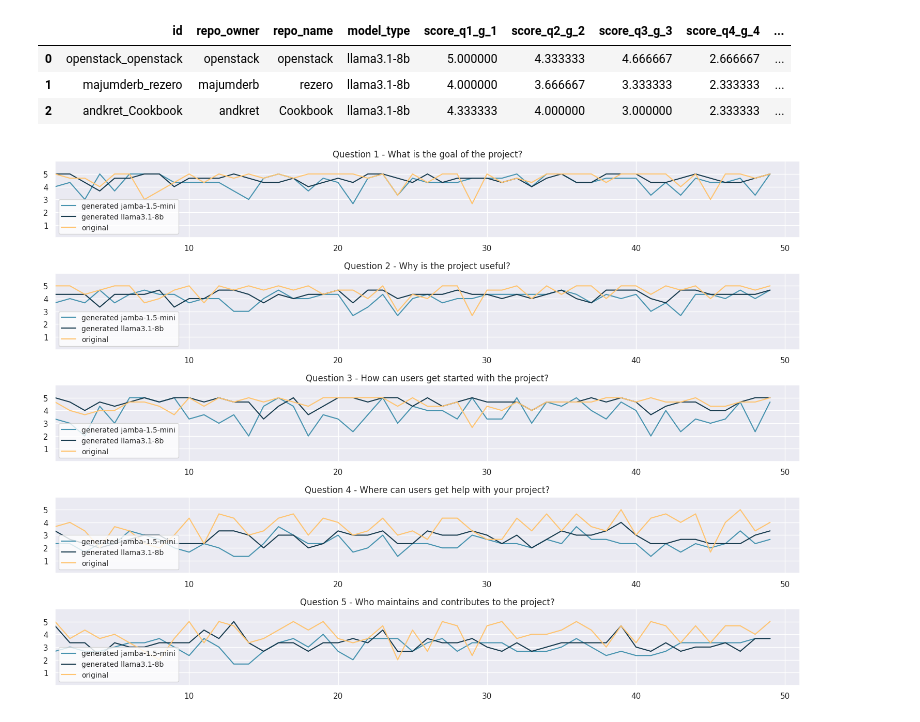
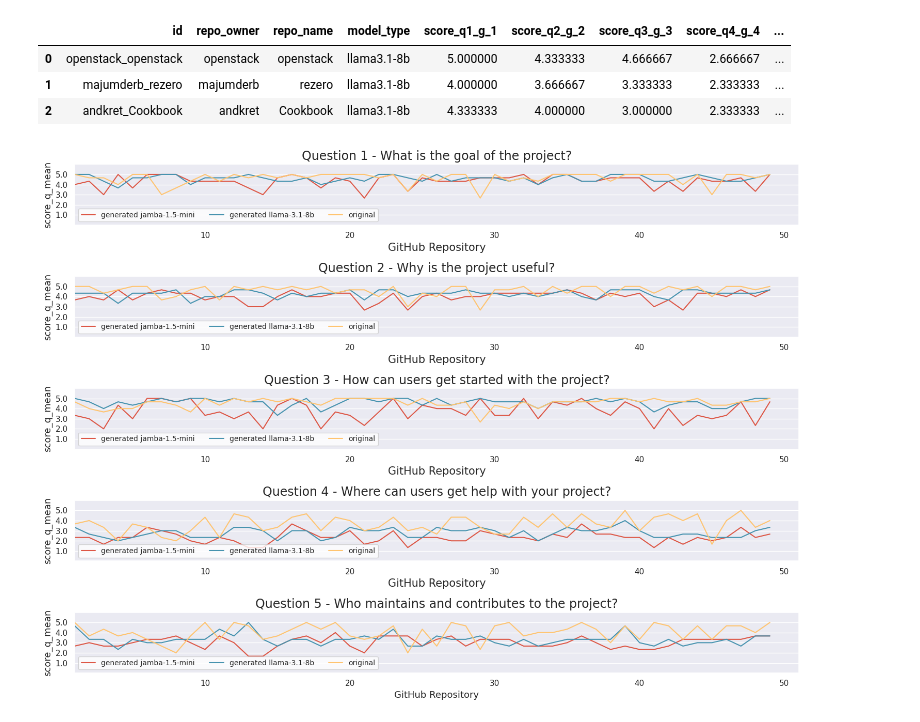
Before and after one commit to df1000/ma_automated_documentation, a Jupyter notebook: evaluate_results/02_evaluate_df_jamba.ipynb, the cells around one changed output. Cells and saved outputs as stored; diff of their text form; code cells hidden in the pictures.

```diff
--- a/evaluate_results/02_evaluate_df_jamba.ipynb
+++ b/evaluate_results/02_evaluate_df_jamba.ipynb
@@ -919,7 +950,7 @@ df_g_t_llama['score_g'].mean()
 
 with sns.axes_style('white'): # use sns style for axis
     sns.set_theme(style='dark') # set theme
-    fig, ax = plt.subplots(figsize=(15, 9))
+    fig, ax = plt.subplots(figsize=(15, 6))
 
     x_labels = df_jamba_com['id'] # ids of repositories
     x_numeric = np.arange(len(x_labels))  # numeric range with same length as x_labels (for trend numeric values are required)
@@ -934,24 +965,23 @@ with sns.axes_style('white'): # use sns style for axis
     y_score_o = df_jamba_com['score_o']
     mean_score_o = df_jamba_com['score_o'].mean()
 
+    ax.plot(x_numeric, y_score_g_l, label='generated llama-3.1-8b', color='#4793AF', linewidth=2)
+    ax.axhline(mean_score_g_l, label='generated_mean llama-3.1-8b', color='#4793AF', linestyle=':')
 
-    ax.plot(x_numeric, y_score_g_j, label='generated jamba-1.5-mini', color='#4793AF', linewidth=2)
-    ax.axhline(mean_score_g_j, label='generated_mean jamba-1.5-mini', color='#4793AF', linestyle=':')
-
-    ax.plot(x_numeric, y_score_g_l, label='generated llama3.1-8b', color='#183B4E', linewidth=2)
-    ax.axhline(mean_score_g_l, label='generated_mean llama3.1-8b', color='#183B4E', linestyle=':')
+    ax.plot(x_numeric, y_score_g_j, label='generated jamba-1.5-mini', color='#DD5746', linewidth=2)
+    ax.axhline(mean_score_g_j, label='generated_mean jamba-1.5-mini', color='#DD5746', linestyle=':')
 
     ax.plot(x_numeric, y_score_o, label='original', color='#FFC470', linewidth=2)
     ax.axhline(mean_score_o, label='mean original', color='#FFC470', linestyle=':')
 
-    ax.set_xlabel('GitHub Repository')
-    ax.set_ylabel('Total Score')
+    ax.set_xlabel('GitHub Repository', fontsize=15)
+    ax.set_ylabel('score_mean', fontsize=15)
     ax.tick_params(axis='y')
     ax.set_xlim(-1,51)
     ax.set_ylim(4,26)
 
-    plt.legend()
-    plt.title("Comparison of README Scores: Generated by Jamba-1.5-mini vs Generated by Llama3.1-8b vs Original",fontsize=14, pad=15) # set title
+    plt.legend(fontsize=12, facecolor='white')
+    #plt.title("Comparison of README Scores: Generated by Jamba-1.5-mini vs Generated by Llama3.1-8b vs Original",fontsize=14, pad=15) # set title
     fig.tight_layout()
     plt.show() # show plot
 
@@ -988,7 +1028,6 @@ df_jamba_tmp2.head(3)
 with sns.axes_style('white'): # applies white Seaborn style for axes
     sns.set_theme(style='dark') # applies dark Seaboarn style for better contrast
     fig, ax = plt.subplots(ncols=1, nrows=5, figsize=(15, 11)) # create a figure and define size of plot
-
 
     # generated - jamba
     q1_g_j = df_jamba_tmp2['score_q1_g_1']
@@ -1011,60 +1050,75 @@ with sns.axes_style('white'): # applies white Seaborn style for axes
     q4_o = df_jamba_tmp2['score_q4_o_4']
     q5_o = df_jamba_tmp2['score_q5_o_5']
 
-    ax[0].plot(q1_g_j, label='generated jamba-1.5-mini', color='#4793AF')
-    ax[0].plot(q1_g_l, label='generated llama3.1-8b', color='#183B4E')
+    ax[0].plot(q1_g_j, label='generated jamba-1.5-mini', color='#DD5746')
+    ax[0].plot(q1_g_l, label='generated llama-3.1-8b', color='#4793AF')
     ax[0].plot(q1_o, label='original', color='#FFC470')
-    ax[0].set_title('Question 1 - What is the goal of the project?')
-    ax[0].legend(loc=3, fontsize=10, facecolor='white')
+    ax[0].set_title('Question 1 - What is the goal of the project?', fontsize=17)
+    ax[0].legend(ncols=3, loc=3, fontsize=10, facecolor='white')
     ax[0].set_xlim(1,51)
+    ax[0].set_xlabel('GitHub Repository', fontsize=15)
     ax[0].set_yticks([1, 2, 3, 4, 5])
+    ax[0].yaxis.set_major_formatter(FormatStrFormatter('%.1f'))
     ax[0].set_ylim(0,6)
-    ax[0].grid(True)
+    ax[0].set_ylabel('score_q_mean', fontsize=13)
+    ax[0].grid(visible=True, axis='y')
 
-    ax[1].plot(q2_g_j, label='generated jamba-1.5-mini', color='#4793AF')
-    ax[1].plot(q2_g_l, label='generated llama3.1-8b', color='#183B4E')
+    ax[1].plot(q2_g_j, label='generated jamba-1.5-mini', color='#DD5746')
+    ax[1].plot(q2_g_l, label='generated llama-3.1-8b', color='#4793AF')
     ax[1].plot(q2_o, label='original', color='#FFC470')
-    ax[1].set_title('Question 2 - Why is the project useful?')
-    ax[1].legend(loc=3, fontsize=10, facecolor='white')
+    ax[1].set_title('Question 2 - Why is the project useful?', fontsize=17)
+    ax[1].legend(ncols=3, loc=3, fontsize=10, facecolor='white')
     ax[1].set_xlim(1,51)
+    ax[1].set_xlabel('GitHub Repository', fontsize=15)
     ax[1].set_yticks([1, 2, 3, 4, 5])
+    ax[1].yaxis.set_major_formatter(FormatStrFormatter('%.1f'))
     ax[1].set_ylim(0,6)
-    ax[1].grid(True)
+    ax[1].set_ylabel('score_q_mean', fontsize=13)
+    ax[1].grid(visible=True, axis='y')
 
-    ax[2].plot(q3_g_j, label='generated jamba-1.5-mini', color='#4793AF')
-    ax[2].plot(q3_g_l, label='generated llama3.1-8b', color='#183B4E')
+    ax[2].plot(q3_g_j, label='generated jamba-1.5-mini', color='#DD5746')
+    ax[2].plot(q3_g_l, label='generated llama-3.1-8b', color='#4793AF')
     ax[2].plot(q3_o, label='original', color='#FFC470')
-    ax[2].set_title('Question 3 - How can users get started with the project?')
-    ax[2].legend(loc=3, fontsize=10, facecolor='white')
+    ax[2].set_title('Question 3 - How can users get started with the project?', fontsize=17)
+    ax[2].legend(ncols=3, loc=3, fontsize=10, facecolor='white')
     ax[2].set_xlim(1,51)
+    ax[2].set_xlabel('GitHub Repository', fontsize=15)
     ax[2].set_yticks([1, 2, 3, 4, 5])
+    ax[2].yaxis.set_major_formatter(FormatStrFormatter('%.1f'))
     ax[2].set_ylim(0,6)
-    ax[2].grid(True)
+    ax[2].set_ylabel('score_q_mean', fontsize=13)
+    ax[2].grid(visible=True, axis='y')
 
-    ax[3].plot(q4_g_j, label='generated jamba-1.5-mini', color='#4793AF')
-    ax[3].plot(q4_g_l, label='generated llama3.1-8b', color='#183B4E')
+    ax[3].plot(q4_g_j, label='generated jamba-1.5-mini', color='#DD5746')
+    ax[3].plot(q4_g_l, label='generated llama-3.1-8b', color='#4793AF')
     ax[3].plot(q4_o, label='original', color='#FFC470')
-    ax[3].set_title('Question 4 - Where can users get help with your project?')
-    ax[3].legend(loc=3, fontsize=10, facecolor='white')
+    ax[3].set_title('Question 4 - Where can users get help with your project?', fontsize=17)
+    ax[3].legend(ncols=3, loc=3, fontsize=10, facecolor='white')
     ax[3].set_xlim(1,51)
+    ax[3].set_xlabel('GitHub Repository', fontsize=15)
     ax[3].set_yticks([1, 2, 3, 4, 5])
+    ax[3].yaxis.set_major_formatter(FormatStrFormatter('%.1f'))
     ax[3].set_ylim(0,6)
-    ax[3].grid(True)
+    ax[3].set_ylabel('score_q_mean', fontsize=13)
+    ax[3].grid(visible=True, axis='y')
 
-    ax[4].plot(q5_g_j, label='generated jamba-1.5-mini', color='#4793AF')
-    ax[4].plot(q5_g_l, label='generated llama3.1-8b', color='#183B4E')
+    ax[4].plot(q5_g_j, label='generated jamba-1.5-mini', color='#DD5746')
+    ax[4].plot(q5_g_l, label='generated llama-3.1-8b', color='#4793AF')
     ax[4].plot(q5_o, label='original', color='#FFC470')
-    ax[4].set_title('Question 5 - Who maintains and contributes to the project?')
-    ax[4].legend(loc=3, fontsize=10, facecolor='white')
+    ax[4].set_title('Question 5 - Who maintains and contributes to the project?', fontsize=17)
+    ax[4].legend(ncols=3, loc=3, fontsize=10, facecolor='white')
     ax[4].set_xlim(1,51)
+    ax[4].set_xlabel('GitHub Repository', fontsize=13)
     ax[4].set_yticks([1, 2, 3, 4, 5])
+    ax[4].yaxis.set_major_formatter(FormatStrFormatter('%.1f'))
     ax[4].set_ylim(0,6)
-    ax[4].grid(True)
+    ax[4].set_ylabel('score_q_mean', fontsize=13)
+    ax[4].grid(visible=True, axis='y')
 
-    # plt.grid(visible=True)
+    #plt.grid(visible=False, axis='y')
     plt.tight_layout()
     plt.show() # shows plot
 
     sns.reset_defaults() # reset Seaborn settings
 # %% [output]
-[figure, old version]
+[figure, new version]
```
Also changed, not shown: parts of 20 cells of this notebook, 3 other files.
